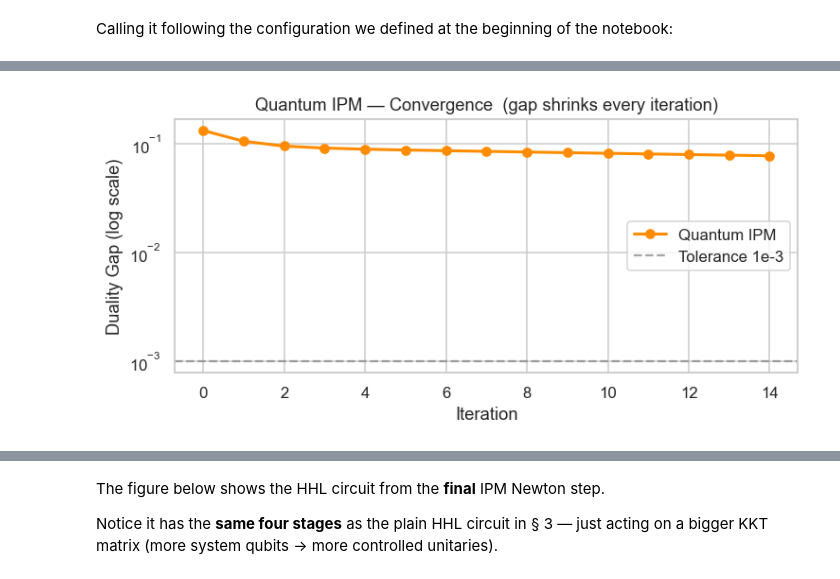
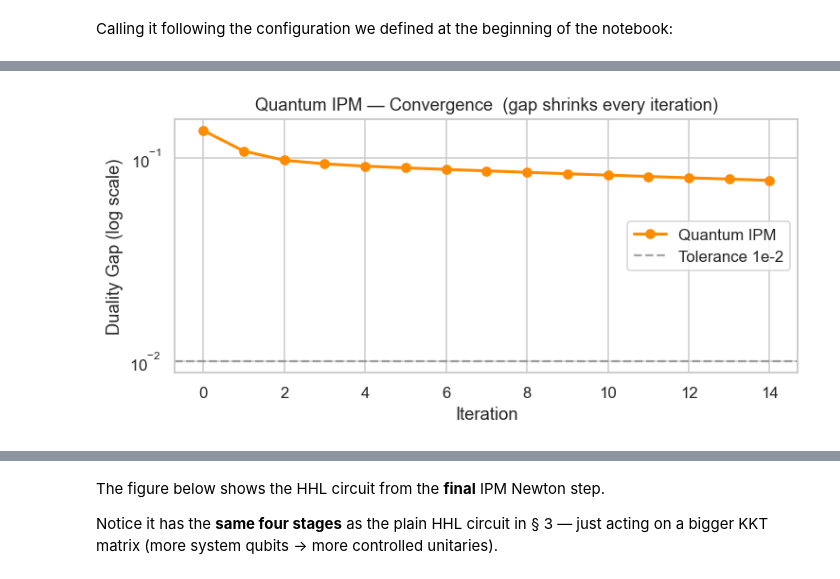
Before and after one commit to Nadav138/QApp, a Jupyter notebook: notebooks/quantum_portfolio_tutorial.ipynb, the cells around one changed output, grey strips where cells are left out. Drawn from its saved outputs; the diff is of its cells as text; code cells hidden in the pictures.

Commit message:
docs: remove redundant cells and add concluding remarks to quantum portfolio tutorial

```diff
--- a/notebooks/quantum_portfolio_tutorial.ipynb
+++ b/notebooks/quantum_portfolio_tutorial.ipynb
@@ -84,7 +84,7 @@ You may play with it after class, but that is the setting for this tutorial.
 # %%
 CONFIG = {
     # ── Assets ──────────────────────────────────────────────────────────────
-    "tickers":               ["AAPL", "MSFT", "NVDA", "AMZN", "TLT"],
+    "tickers":               ["AAPL", "INTC", "NVDA", "AMZN", "TLT"],
     "start_date":            "2024-01-01",
     "end_date":              "2024-12-31",
     "trading_days_per_year": 252,
@@ -677,10 +730,16 @@ We will be assisted by the function `arrowhead_product`:
 # %%
 def arrowhead_product(v, m, n):
     """
-    Block-diagonal arrowhead matrix for the cone product  L^m × (L^0)^{2n}.
+    Build the Arw operator for the cone product  L^m × (L^0)^{2n}.
 
-    L^m block:    Arw(t)  = [[t₀, t̃ᵀ], [t̃, t₀·I_m]]
-    L^0 blocks:   Arw(xᵢ) = xᵢ  (scalar — just the value)
+    Args:
+        v : full SOCP variable vector,  [t₀; t̃ (size m); x (size n); s_max (size n)]
+        m : Lorentz-cone dimension  (= rank of M = number of risk eigenvalues)
+        n : number of portfolio weights
+
+    Blocks:
+        L^m   :  Arw(t)  = [[t₀, t̃ᵀ], [t̃, t₀·I_m]]    — Jordan-product operator
+        L^0   :  Arw(xᵢ) = xᵢ                          — scalar (non-negativity cone)
     """
     t   = v[:1 + m]
     x_s = v[1 + m:]
@@ -854,8 +913,8 @@ w_qipm, ipm_gaps = run_socp_quantum_ipm(
     mu_vec, M_mat,
     target_return     = CONFIG["target_return"],
     max_weight        = CONFIG["max_weight"],
-    max_iter          = 15,
-    tol               = 1e-3,
+    max_iter          = 20,
+    tol               = 1e-2,   # relaxed from 1e-3: HHL noise (n_clk=4) floors the achievable gap here
     n_clk             = CONFIG["quantum_hhl_n_clk"],
     use_adaptive_step = CONFIG["quantum_ipm_use_adaptive_step"],
 )
@@ -907,12 +995,12 @@ Sloution: Task 2 #TODO: Add hint @tasks.txt
 # %%
 fig, ax = plt.subplots(figsize=(7, 3.5))
 ax.semilogy(ipm_gaps, marker="o", color="darkorange", linewidth=2, label="Quantum IPM")
-ax.axhline(1e-3, color="gray", linestyle="--", alpha=0.7, label="Tolerance 1e-3")
+ax.axhline(1e-2, color="gray", linestyle="--", alpha=0.7, label="Tolerance 1e-2")
 ax.set_xlabel("Iteration")
 ax.set_ylabel("Duality Gap (log scale)")
 ax.set_title("Quantum IPM — Convergence  (gap shrinks every iteration)")
 ax.legend()
 plt.tight_layout()
 plt.show()
 # %% [output]
-[figure, old version]
+[figure, new version]
```
Also changed, not shown: parts of 33 cells of this notebook.
